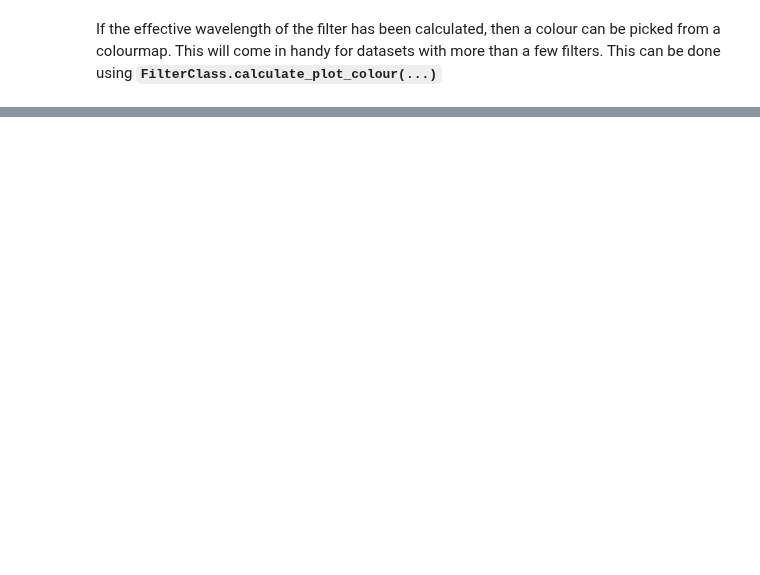
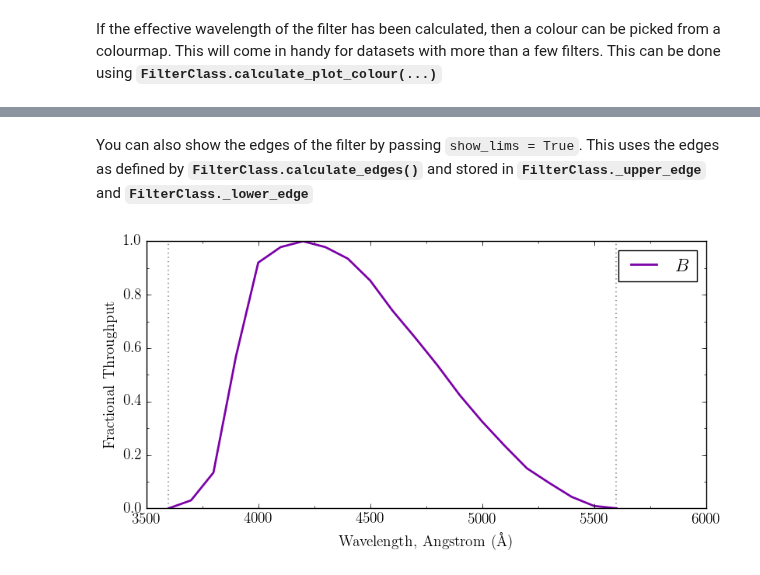
Before and after one commit to UoS-SNe/pycoco, a Jupyter notebook: notebooks/pycoco_adding_filters.ipynb, the cells around one changed output, grey strips where cells are left out. Saved outputs shown, nothing was run; the diff lists cells and outputs as text; code cells hidden in the pictures; blank space fills up the shorter version.

```diff
--- a/notebooks/pycoco_adding_filters.ipynb
+++ b/notebooks/pycoco_adding_filters.ipynb
@@ -107,0 +120,7 @@ relative_lambda =  0.451470183115
+# %% [markdown]
+You can also show the edges of the filter by passing `show_lims = True`. This uses the edges as defined by **`FilterClass.calculate_edges()`** and stored in **`FilterClass._upper_edge`** and
+**`FilterClass._lower_edge`**
+# %%
+B.plot(show_lims = True)
+# %% [output]
+[figure, added]
```
Also changed, not shown: parts of 5 cells of this notebook, 1 other file.
